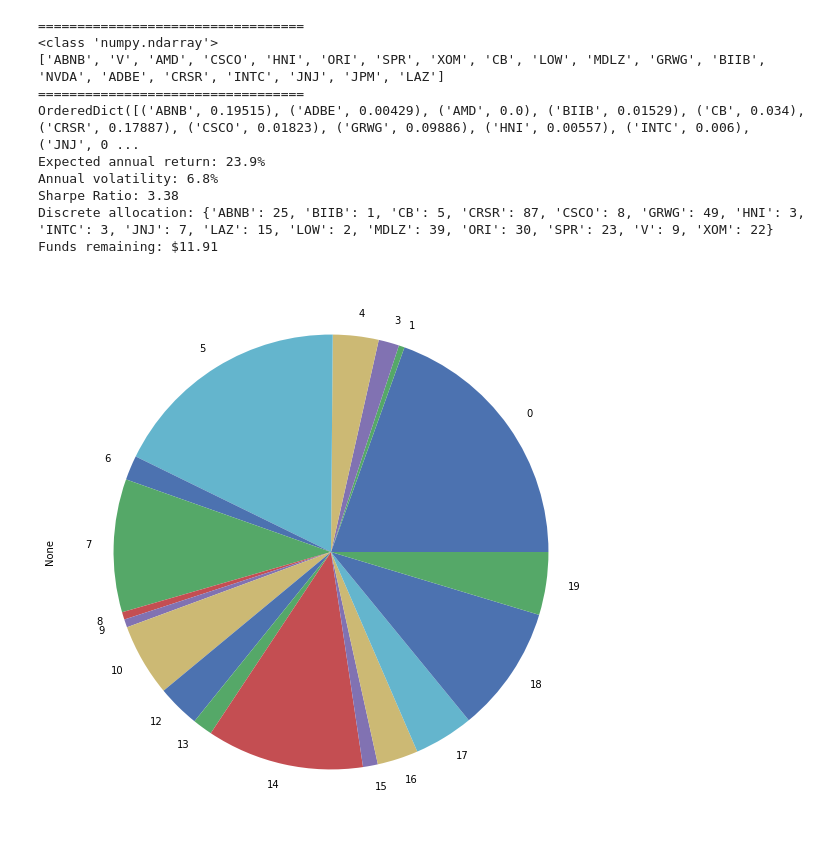
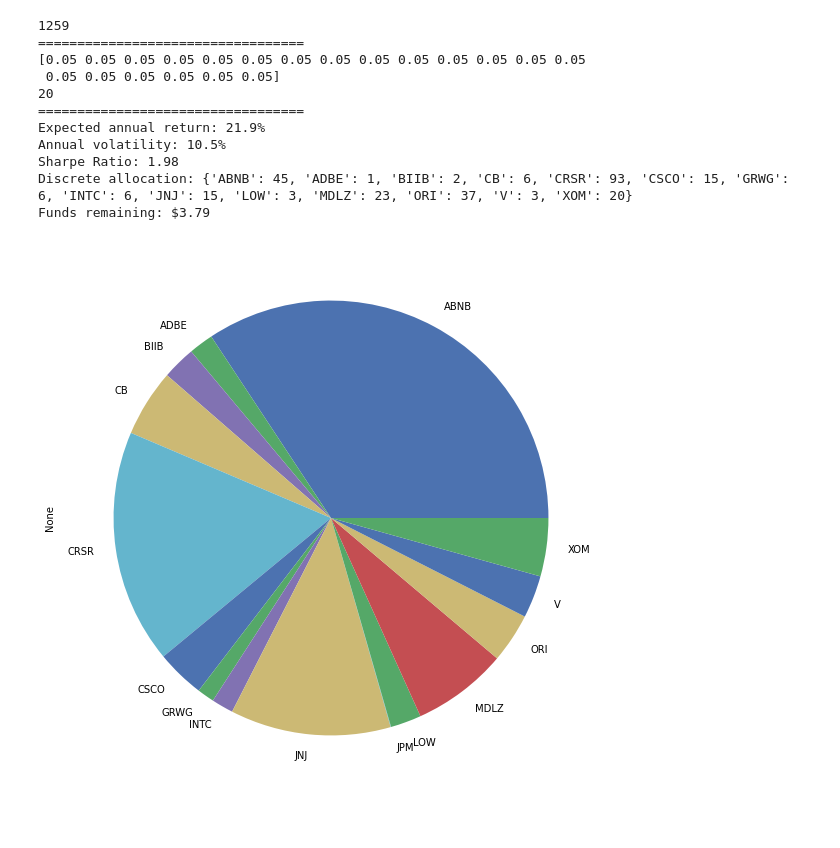
Before and after one commit to Altway/data-acc, a Jupyter notebook: YaourtFinance.ipynb, the cells around one changed output. Drawn from its saved outputs; the diff is of its cells as text; code cells hidden in the pictures.

```diff
--- a/YaourtFinance.ipynb
+++ b/YaourtFinance.ipynb
@@ -19,8 +38,8 @@ coins_list = [
     "BIIB", "ADBE", "CRSR", "INTC", "JNJ",
     "JPM", "LAZ", "NVDA"
 ]
-coins_list = omg
-ohlc = yf.download(coins_list, period="max")
+#coins_list = omg2
+ohlc = yf.download(coins_list, period="5y")
 #print(ohlc.keys())
 price_matrix = ohlc["Adj Close"]
 
@@ -31,8 +50,16 @@ market_prices = yf.download("SPY", period="max")["Adj Close"]
 mcaps = {}
 for coin in coins_list:
     stock = yf.Ticker(coin)
-    mcaps[coin] = stock.info["marketCap"]
-print(mcaps)
+    try:
+        #print(stock.info["symbol"])
+        if not "marketCap" in stock.info:
+            print(coin)
+        else:
+            mcaps[coin] = stock.info["marketCap"]
+    except:
+        coins_list.remove(coin)
+#print(mcaps)
+print("FINISHED !")
 # %% [output]
 [*********************100%***********************]  20 of 20 completed
 [*********************100%***********************]  1 of 1 completed
@@ -92,74 +102,58 @@ mu = expected_returns.capm_return(df)
 #S = risk_models.min_cov_determinant(df)
 #S = risk_models.CovarianceShrinkage(df.cov(min_periods=15))
 #S = risk_models.risk_matrix(prices=df, method='ledoit_wolf')
-#S = risk_models.risk_matrix(prices=df, method='ledoit_wolf_single_factor')
-S = risk_models.risk_matrix(prices=df, method='oracle_approximating')
+S = risk_models.risk_matrix(prices=df, method='ledoit_wolf_single_factor')
+#S = risk_models.risk_matrix(prices=df, method='oracle_approximating')
 
 #mu.plot.barh(figsize=(10,5))
 #plotting.plot_covariance(S, plot_correlation=True)
 
+# Pretend that you started with a default-weight allocation
+initial_weights = np.array([1/len(tickers.columns)] * len(tickers.columns))
 
-
-# Pretend that you started with a default-weight allocation
-initial_weights = np.array([1/len(tickers)] * len(tickers))
-
-print("==================================")
-
-coins_list = [
-    "ABNB", "V", "AMD", "CSCO", "HNI", "ORI",
-    "SPR", "XOM", "CB", "LOW", "MDLZ", "GRWG",
-    "BIIB", "NVDA", "ADBE", "CRSR", "INTC", "JNJ",
-    "JPM", "LAZ"
-]
-
-initial_weights = np.array([
-0, 0, 0, 0, 0, 0, 0, 0, 0, 0, 0, 0, 0, 0, 5.11, 9.11, 7.73, 7.85, 5.80, 4.89
-])
-print(type(initial_weights))
-print(coins_list)
-print("==================================")
 gamma = 0.05
 
 ef = EfficientFrontier(mu, S, weight_bounds=(0, 1), gamma=gamma)
 ef.add_objective(objective_functions.transaction_cost, w_prev=initial_weights, k=0.001) # 0.1% broker commission
 ef.add_objective(objective_functions.L2_reg, gamma=gamma)  # default is gamma=1
 
 ef.min_volatility()
 #ef.max_sharpe()
 #ef.max_quadratic_utility()
 #ef.min_efficient_risk(0.5)
 #ef.min_efficient_return(0.5)
 
 
 cleaned_weights = ef.clean_weights()
-print(cleaned_weights)
+#print(cleaned_weights)
 ef.portfolio_performance(verbose=True, risk_free_rate=0.01) # 1% US Bond rate
 
-pd.Series([abs(i) for i in cleaned_weights.values()]).plot.pie(figsize=(10,10))
+pd.Series([abs(i) for i in cleaned_weights.values()]).plot.pie(figsize=(10,10), normalize=True, labels=cleaned_weights.keys())
 
 capital = 19500
 latest_prices = get_latest_prices(df)
-da = DiscreteAllocation(cleaned_weights, latest_prices, total_portfolio_value=capital, short_ratio=0.3)
+da = DiscreteAllocation(cleaned_weights, latest_prices, total_portfolio_value=capital)#, short_ratio=0.3)
 
 allocation, leftover = da.lp_portfolio()
 #allocation, leftover = da.greedy_portfolio()
 
 print("Discrete allocation:", allocation)
 print("Funds remaining: ${:.2f}".format(leftover))
 
 #pd.Series(cleaned_weights).plot.pie(figsize=(10,10))
 # %% [output]
+1259
 ==================================
-<class 'numpy.ndarray'>
-['ABNB', 'V', 'AMD', 'CSCO', 'HNI', 'ORI', 'SPR', 'XOM', 'CB', 'LOW', 'MDLZ', 'GRWG', 'BIIB', 'NVDA', 'ADBE', 'CRSR', 'INTC', 'JNJ', 'JPM', 'LAZ']
+[0.05 0.05 0.05 0.05 0.05 0.05 0.05 0.05 0.05 0.05 0.05 0.05 0.05 0.05
+ 0.05 0.05 0.05 0.05 0.05 0.05]
+20
 ==================================
-OrderedDict([('ABNB', 0.19515), ('ADBE', 0.00429), ('AMD', 0.0), ('BIIB', 0.01529), ('CB', 0.034), ('CRSR', 0.17887), ('CSCO', 0.01823), ('GRWG', 0.09886), ('HNI', 0.00557), ('INTC', 0.006), ('JNJ', 0 ...
-Expected annual return: 23.9%
-Annual volatility: 6.8%
-Sharpe Ratio: 3.38
-Discrete allocation: {'ABNB': 25, 'BIIB': 1, 'CB': 5, 'CRSR': 87, 'CSCO': 8, 'GRWG': 49, 'HNI': 3, 'INTC': 3, 'JNJ': 7, 'LAZ': 15, 'LOW': 2, 'MDLZ': 39, 'ORI': 30, 'SPR': 23, 'V': 9, 'XOM': 22}
-Funds remaining: $11.91
+Expected annual return: 21.9%
+Annual volatility: 10.5%
+Sharpe Ratio: 1.98
+Discrete allocation: {'ABNB': 45, 'ADBE': 1, 'BIIB': 2, 'CB': 6, 'CRSR': 93, 'CSCO': 15, 'GRWG': 6, 'INTC': 6, 'JNJ': 15, 'LOW': 3, 'MDLZ': 23, 'ORI': 37, 'V': 3, 'XOM': 20}
+Funds remaining: $3.79
-[figure, old version]
+[figure, new version]
 # %%
 ### HRPOPT TECHNIQUE
 
```
Also changed, not shown: parts of 13 cells of this notebook, 3 other files.
